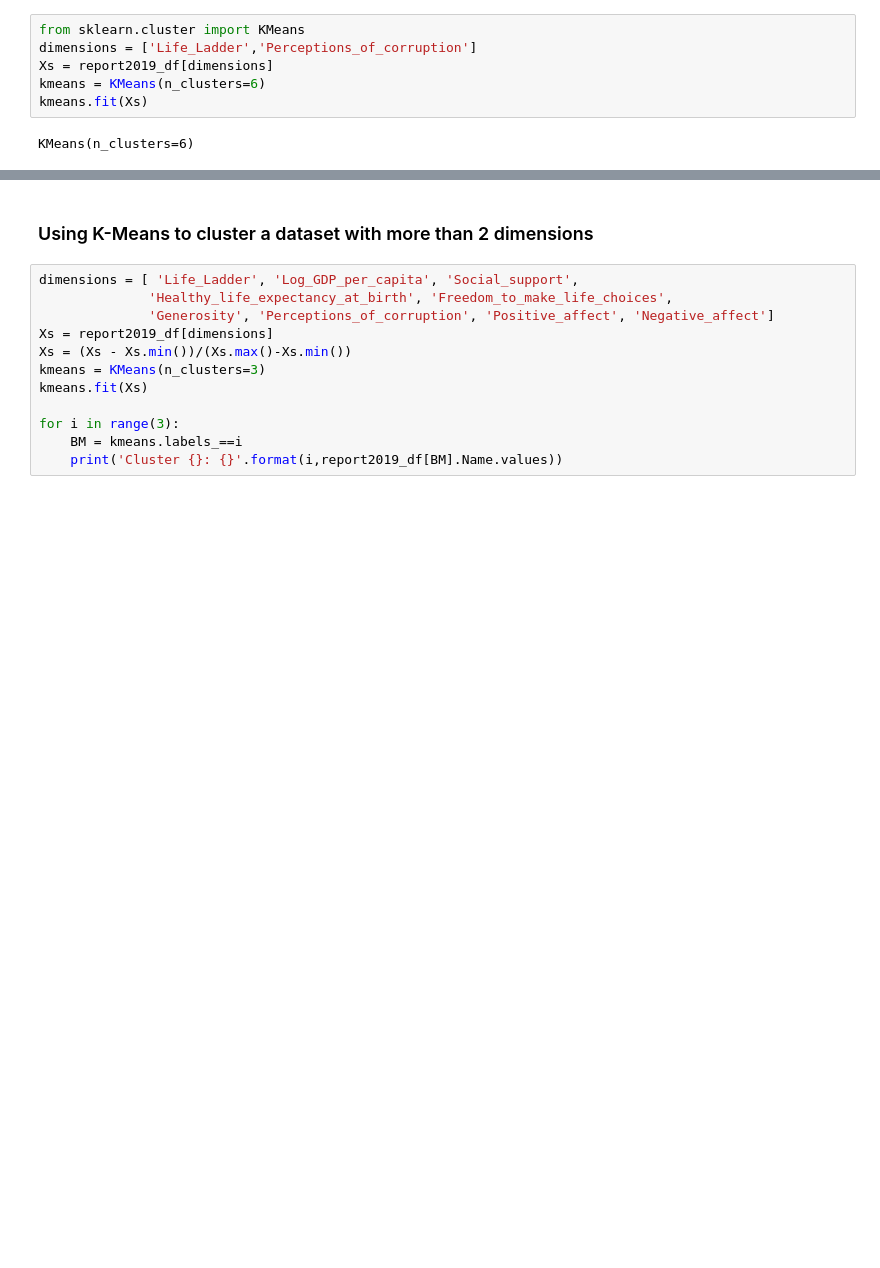
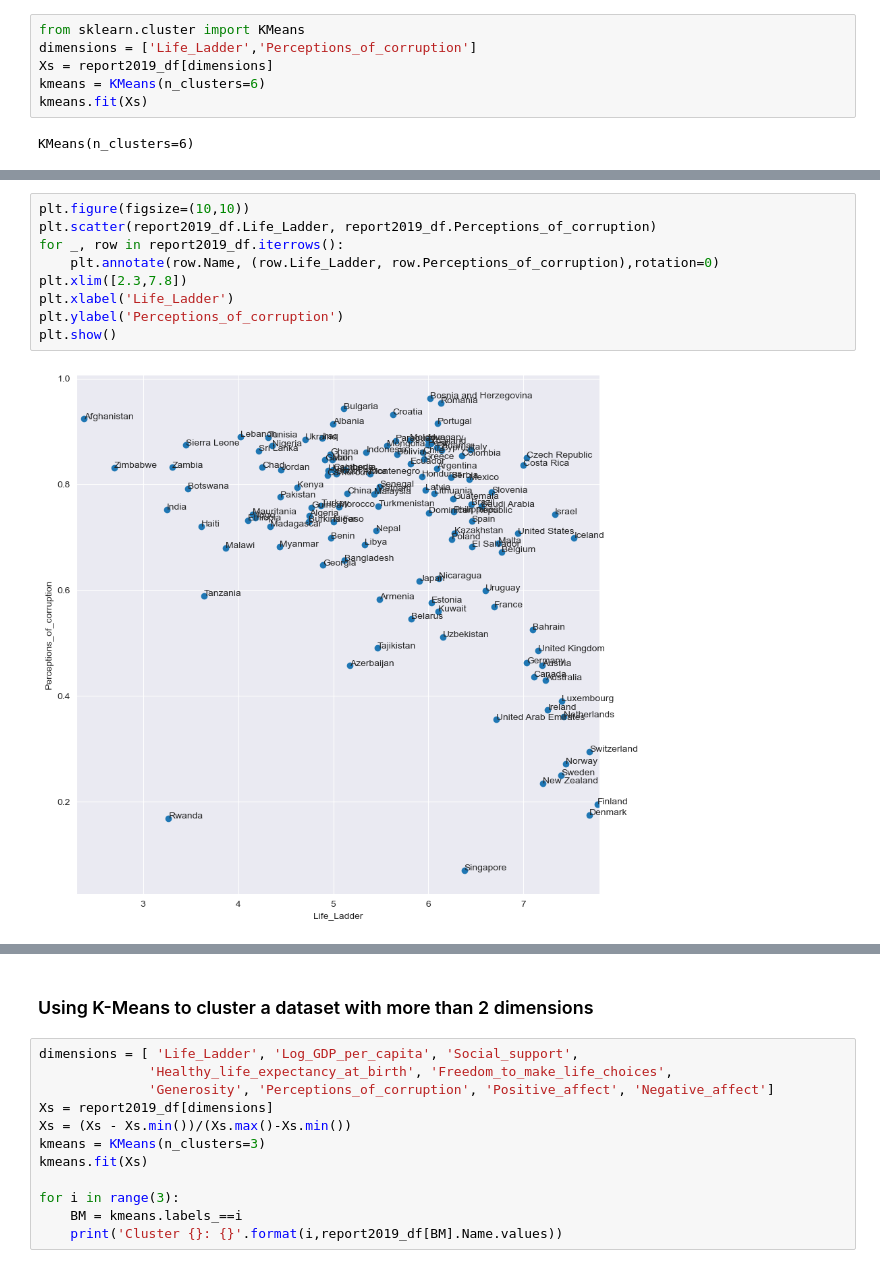
Before and after one commit to PacktPublishing/Hands-On-Data-Preprocessing-in-Python, a Jupyter notebook: Chapter08/Chapter 8.ipynb, the cells around one changed output, grey strips where cells are left out. Saved outputs shown, nothing was run; the diff lists cells and outputs as text; blank space fills up the shorter version.

```diff
--- a/Chapter08/Chapter 8.ipynb
+++ b/Chapter08/Chapter 8.ipynb
@@ -142 +149,12 @@ Cluster 5: ['Chad' 'Ethiopia' 'Jordan' 'Kenya' 'Lebanon' 'Madagascar' 'Malawi'
+# %%
+plt.figure(figsize=(10,10))
+plt.scatter(report2019_df.Life_Ladder, report2019_df.Perceptions_of_corruption)
+for _, row in report2019_df.iterrows():
+    plt.annotate(row.Name, (row.Life_Ladder, row.Perceptions_of_corruption),rotation=0)
+plt.xlim([2.3,7.8])
+plt.xlabel('Life_Ladder')
+plt.ylabel('Perceptions_of_corruption')
+plt.show()
+# %% [output]
+[figure, added]
 # %%
```
Also changed, not shown: parts of 14 cells of this notebook, 3 other files.
